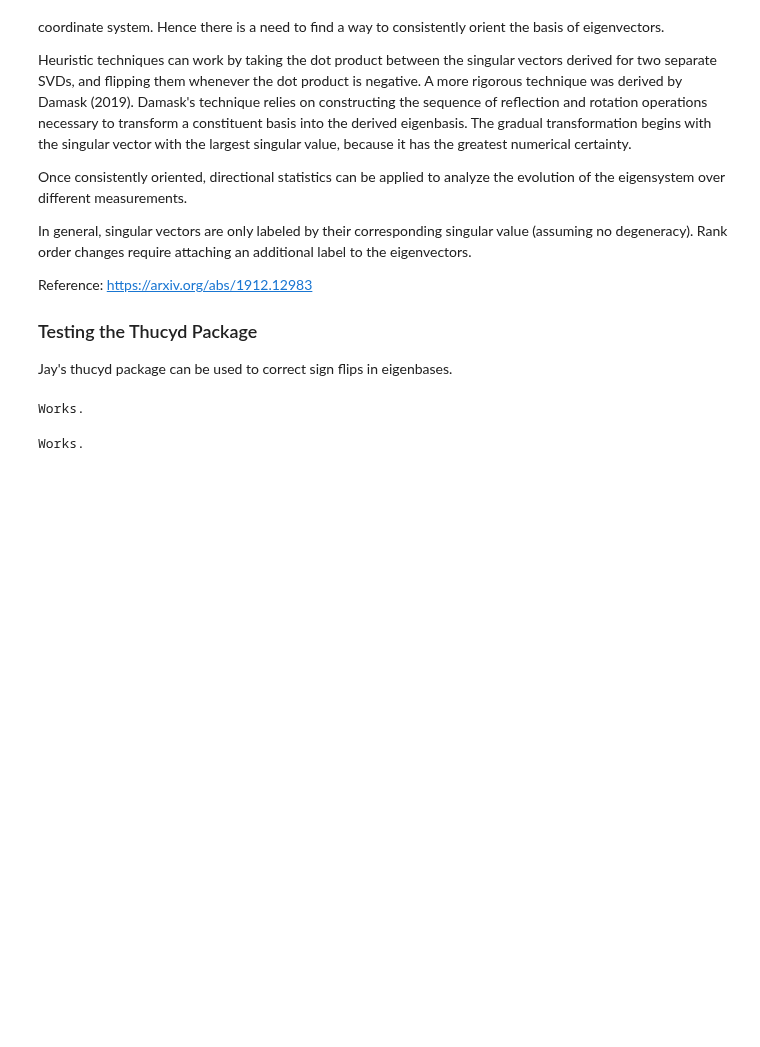
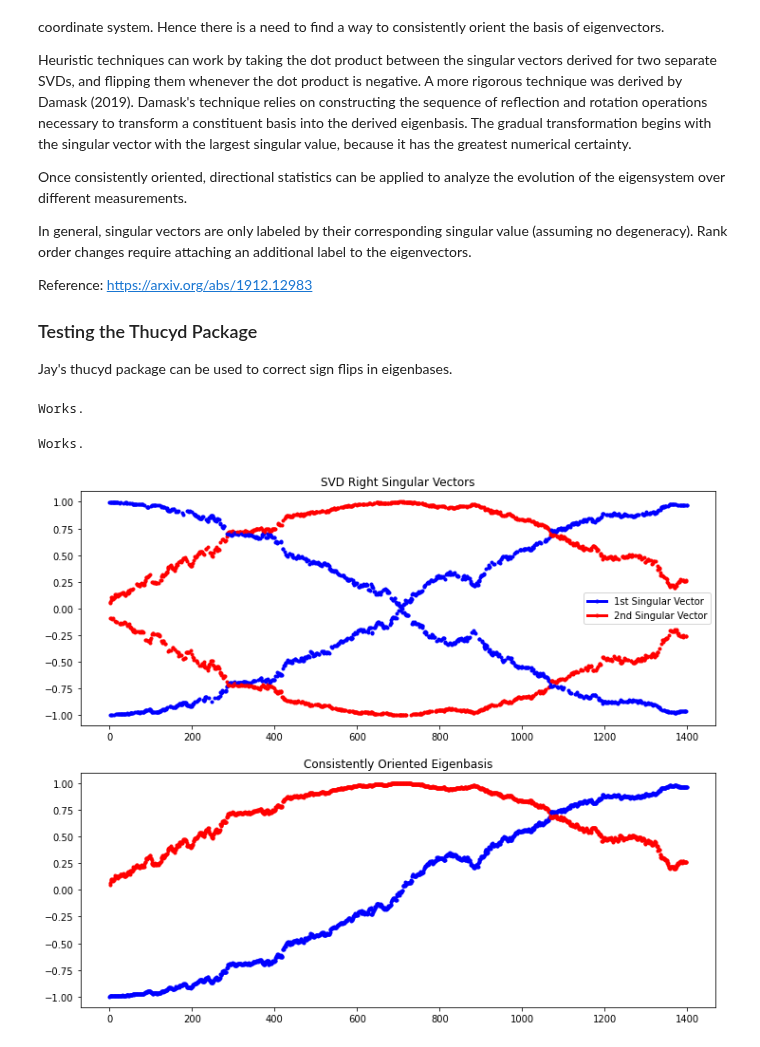
Before and after one commit to jpbm/probabilism, a Jupyter notebook: Singular Value Decomposition - Consistent Eigenbasis.ipynb, the cells around one changed output. Saved outputs shown, nothing was run; the diff lists cells and outputs as text; code cells hidden in the pictures; blank space fills up the shorter version.

Commit message:
consistently oriented eigenbasis added

```diff
--- a/Singular Value Decomposition - Consistent Eigenbasis.ipynb
+++ b/Singular Value Decomposition - Consistent Eigenbasis.ipynb
@@ -79,0 +76,72 @@ Tracking eigenvectors of an evolving system.
+# %%
+"""
+Tracking eigenvectors of an evolving system.
+
+Slowly rotating in 2D
+"""
+
+def Rotation2D(theta):
+    return np.array([[np.cos(theta),-np.sin(theta)],[np.sin(theta),np.cos(theta)]])
+
+
+
+def rolling_window(X,size=10):
+    for i in range(size,len(X)):
+        yield X[i-size:i]
+
+
+# total number of samples
+N = 1500
+
+# singular values & average
+sig = np.diag([1,0.5])
+mu = np.array([0,0]).T
+
+
+X = []
+for theta in np.linspace(-np.pi/2,np.pi/2,N):
+    R = Rotation2D(theta)
+    x = np.matmul(R,np.matmul(sig,np.random.randn(2,1))).T
+    X += [list(x)]
+
+X = np.vstack(X)
+
+
+
+fig = plt.figure(figsize=(12,10))
+
+
+ax1 = fig.add_subplot(2,1,1)
+ax2 = fig.add_subplot(2,1,2)
+
+for offset,window in enumerate(rolling_window(X,size=100)):
+    U,S,Vh = np.linalg.svd(window,full_matrices=False)
+
+    E = np.diag(S)
+
+    Vor , Eor , signs , theta_matrix , sort_indices = thucyd.eigen.orient_eigenvectors(Vh.T,E)
+    Vorh = Vor.T
+    Uor = np.matmul(U,np.diag(signs))
+
+    assert np.allclose(window,check_svd(Uor,E,Vorh))
+
+    vor1 = Vor[:,0]
+    vor2 = Vor[:,1]
+
+    v1 = Vh.T[:,0]
+    v2 = Vh.T[:,1]
+
+    ax1.plot(v1[0]+offset,v1[1],'.-',linewidth=3,color='blue')
+    ax1.plot(v2[0]+offset,v2[1],'.-',linewidth=3,color='red')
+    ax1.set_title('SVD Right Singular Vectors')
+    ax1.legend(['1st Singular Vector','2nd Singular Vector'],fontsize=10)
+
+
+    ax2.plot(vor1[0]+offset,vor1[1],'.-',linewidth=3,color='blue')
+    ax2.plot(vor2[0]+offset,vor2[1],'.-',linewidth=3,color='red')
+    ax2.set_title('Consistently Oriented Eigenbasis')
+
+
+plt.savefig('./img/svd_consistently_oriented.png')
+# %% [output]
+[figure, added]
```
Also changed, not shown: parts of 1 cell of this notebook, 8 other files.
